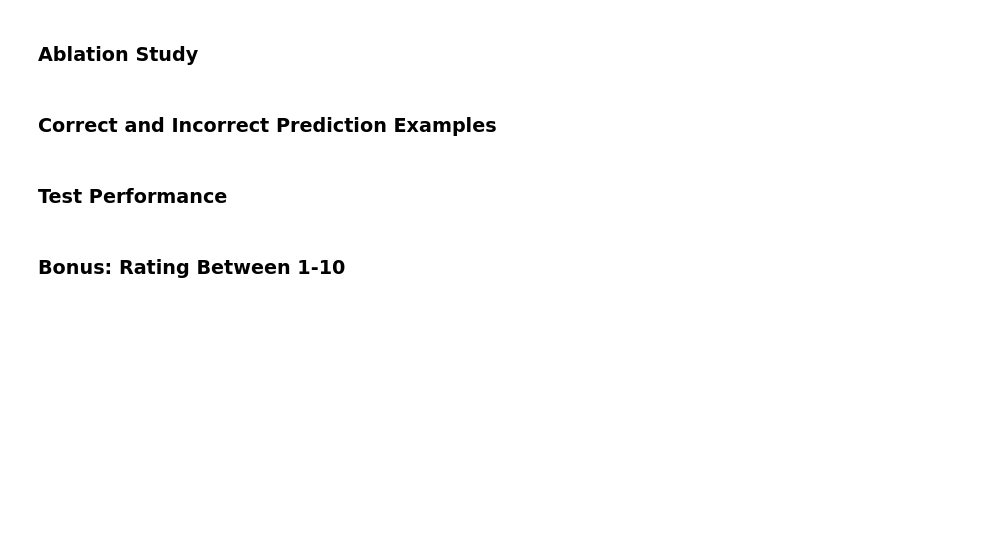
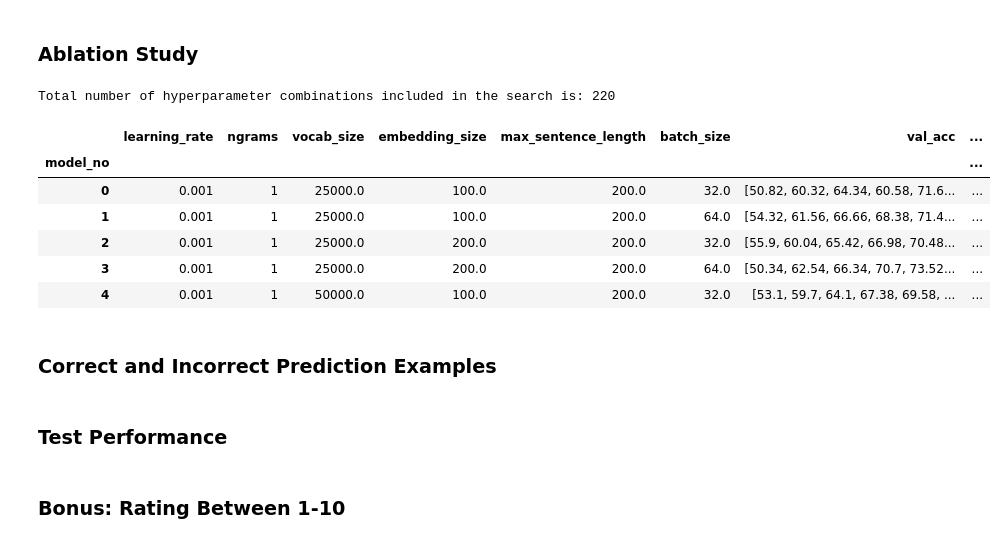
Before and after one commit to adcengiz/nlp, a Jupyter notebook: code/Assignment1/Assignment-1.ipynb, the cells around one changed output. Drawn from its saved outputs; the diff is of its cells as text; code cells hidden in the pictures; blank space fills up the shorter version.

```diff
--- a/code/Assignment1/Assignment 1.ipynb
+++ b/code/Assignment1/Assignment-1.ipynb
@@ -611,0 +665,5 @@ param_val_losses = hyperparameter_search(params)
+# %%
+for key in [*param_val_losses_bigrams.keys()]:
+    param_val_losses_bigrams[key] = str(param_val_losses_bigrams[key])
+
+pd.DataFrame(param_val_losses_bigrams,index=range(len([*param_val_losses_bigrams.keys()]))).to_csv("bigram_losses.csv")
@@ -612,2 +802,14 @@ param_val_losses = hyperparameter_search(params)
+# %%
+for key in [*param_val_losses_trigrams.keys()]:
+    param_val_losses_trigrams[key] = str(param_val_losses_trigrams[key])
+
+pd.DataFrame(param_val_losses_trigrams,index=range(len([*param_val_losses_trigrams.keys()]))).to_csv("trigram_sgd_losses.csv")
 # %% [markdown]
 ### Ablation Study
+# %%
+param_dict = {0:"learning_rate",
+             1:"ngrams",
+             2:"vocab_size",
+             3:"embedding_size",
+             4:"max_sentence_length",
+             5:"batch_size"}
@@ -613,0 +861,36 @@ param_val_losses = hyperparameter_search(params)
+# %%
+hyperparams = pd.concat([clean_df(path="unigram_losses.csv",n=1,delete_cols=46),
+                              clean_df(path="bigram_losses.csv",n=2,delete_cols=46),
+                              clean_df(path="trigram_losses.csv",n=3,delete_cols=46)],0)
+
+hyperparams["optimizer"] = ["Adam" for x in [*range(len(hyperparams))]]
+
+sgd_uni_df = clean_df(path="unigram_SGD_losses.csv",n=1,delete_cols=46)
+sgd_uni_new = clean_df(path="unigram_SGD_losses_new.csv",n=1,delete_cols=26)
+sgd_bi_df = clean_df(path="bigram_sgd_losses.csv",n=2,delete_cols=46)
+
+sgd_uni_df["optimizer"] = ["SGD" for x in [*range(len(sgd_uni_df))]]
+sgd_uni_new["optimizer"] = ["SGD" for x in [*range(len(sgd_uni_new))]]
+sgd_bi_df["optimizer"] = ["SGD" for x in [*range(len(sgd_bi_df))]]
+
+hyperparams = pd.concat([hyperparams,
+                        sgd_uni_df,
+                        sgd_uni_new,
+                        sgd_bi_df],0)
+
+hyperparams["model_no"] = [*range(len(hyperparams))]
+hyperparams = hyperparams.set_index("model_no",drop=True)
+
+print ("Total number of hyperparameter combinations included in the search is: "+ str(hyperparams.shape[0]))
+# %% [output]
+Total number of hyperparameter combinations included in the search is: 220
+# %%
+hyperparams.head()
+# %% [output]
+|  | learning_rate | ngrams | vocab_size | embedding_size | max_sentence_length | batch_size | val_acc | ... |
+| model_no |  |  |  |  |  |  |  | ... |
+| 0 | 0.001 | 1 | 25000.0 | 100.0 | 200.0 | 32.0 | [50.82, 60.32, 64.34, 60.58, 71.6... | ... |
+| 1 | 0.001 | 1 | 25000.0 | 100.0 | 200.0 | 64.0 | [54.32, 61.56, 66.66, 68.38, 71.4... | ... |
+| 2 | 0.001 | 1 | 25000.0 | 200.0 | 200.0 | 32.0 | [55.9, 60.04, 65.42, 66.98, 70.48... | ... |
+| 3 | 0.001 | 1 | 25000.0 | 200.0 | 200.0 | 64.0 | [50.34, 62.54, 66.34, 70.7, 73.52... | ... |
+| 4 | 0.001 | 1 | 50000.0 | 100.0 | 200.0 | 32.0 | [53.1, 59.7, 64.1, 67.38, 69.58, ... | ... |
```
Also changed, not shown: parts of 19 cells of this notebook, 13 other files.
